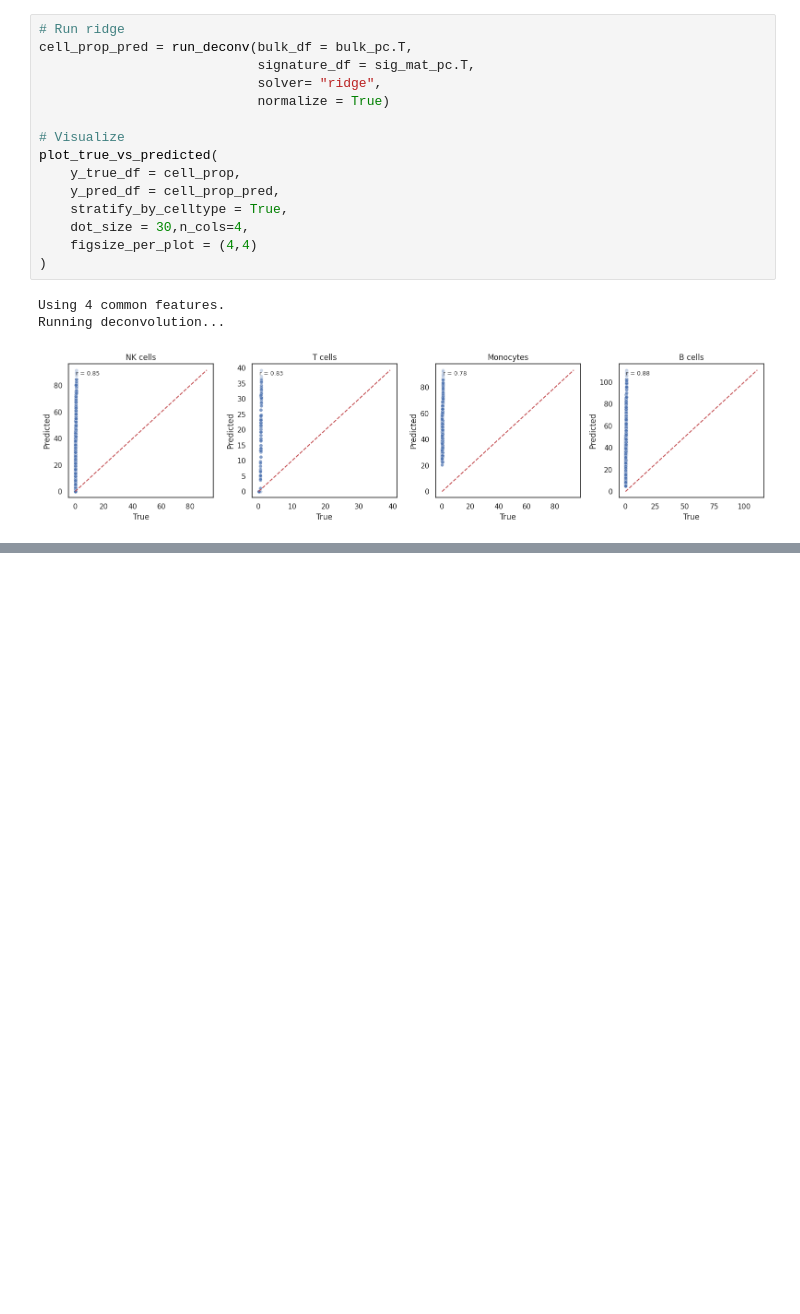
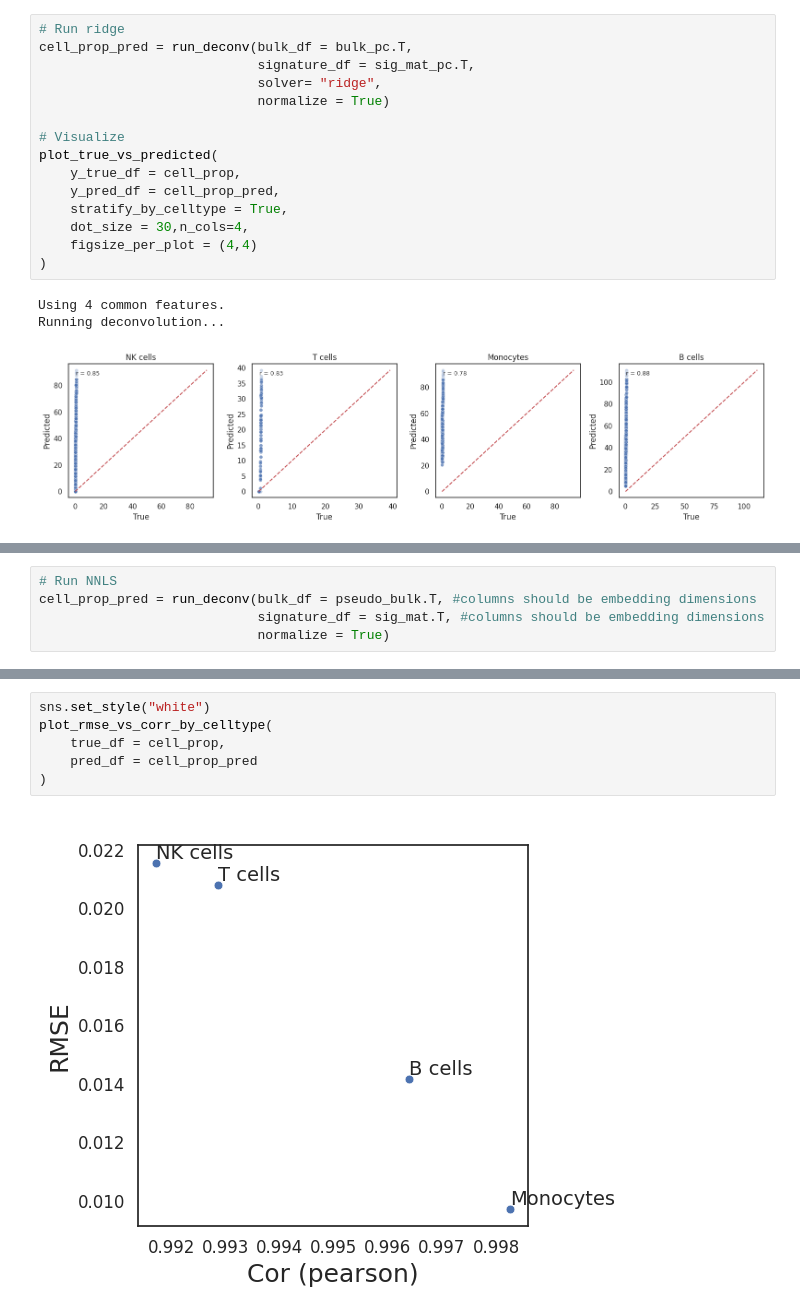
Before and after one commit to Eastmanmd/DECONVersation, a Jupyter notebook: tutorials/deconvolution_using_PCA_on_pseudobulk.ipynb, the cells around one changed output, grey strips where cells are left out. Cells and saved outputs as stored; diff of their text form; blank space fills up the shorter version.

Commit message:
added deconvolution using raw counts and updated results

```diff
--- a/tutorials/deconvolution_using_PCA_on_pseudobulk.ipynb
+++ b/tutorials/deconvolution_using_PCA_on_pseudobulk.ipynb
@@ -184,0 +181,5 @@ Running deconvolution...
+# %%
+# Run NNLS
+cell_prop_pred = run_deconv(bulk_df = pseudo_bulk.T, #columns should be embedding dimensions
+                            signature_df = sig_mat.T, #columns should be embedding dimensions
+                            normalize = True)
@@ -184,0 +204,8 @@ Running deconvolution...
+# %%
+sns.set_style("white")
+plot_rmse_vs_corr_by_celltype(
+    true_df = cell_prop,
+    pred_df = cell_prop_pred
+)
+# %% [output]
+[figure, added]
```
Also changed, not shown: parts of 7 cells of this notebook, 1 other file.
